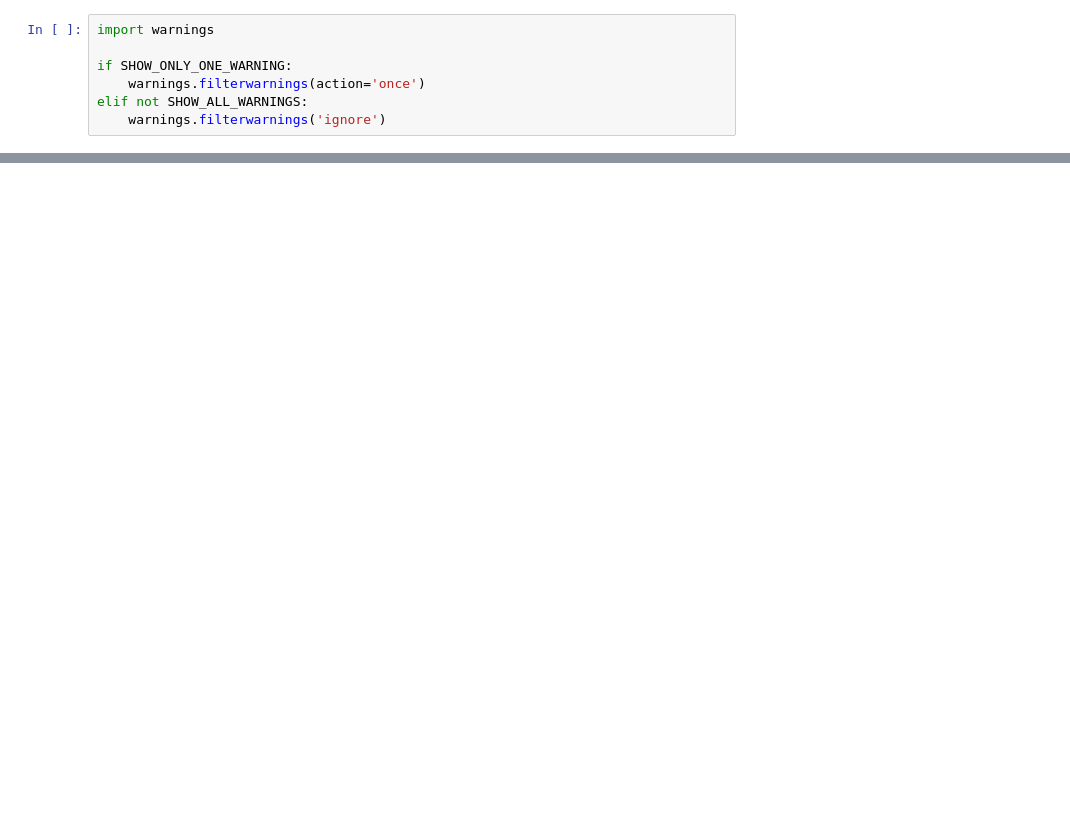
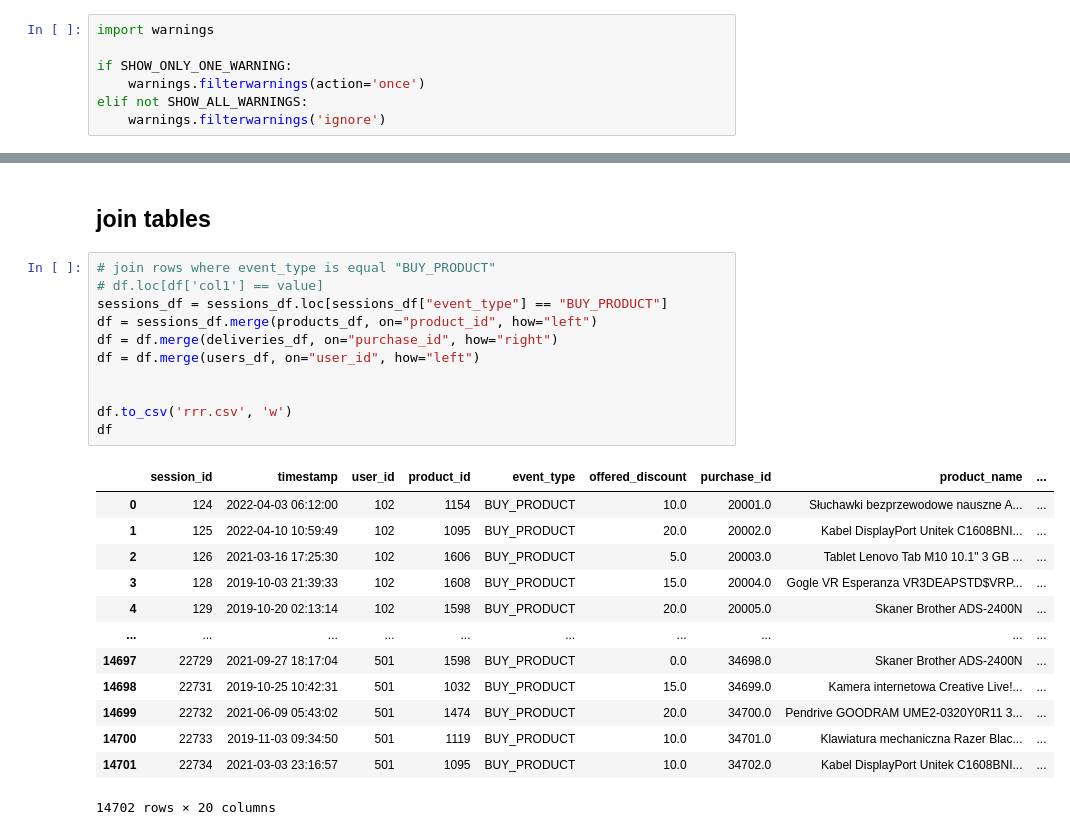
Before and after one commit to quechulo/CustomerReturnPrediction-IUM, a Jupyter notebook: data_analysis.ipynb, the cells around one changed output, grey strips where cells are left out. Drawn from its saved outputs; the diff is of its cells as text; blank space fills up the shorter version.

```diff
--- a/data_analysis.ipynb
+++ b/data_analysis.ipynb
@@ -717,0 +66,27 @@ for col in cols_to_min_max:
+# %% [markdown]
+## join tables
+# %%
+# join rows where event_type is equal "BUY_PRODUCT"
+# df.loc[df['col1'] == value]
+sessions_df = sessions_df.loc[sessions_df["event_type"] == "BUY_PRODUCT"]
+df = sessions_df.merge(products_df, on="product_id", how="left")
+df = df.merge(deliveries_df, on="purchase_id", how="right")
+df = df.merge(users_df, on="user_id", how="left")
+
+
+df.to_csv('rrr.csv', 'w')
+df
+# %% [output]
+|  | session_id | timestamp | user_id | product_id | event_type | offered_discount | purchase_id | product_name | ... |
+| 0 | 124 | 2022-04-03 06:12:00 | 102 | 1154 | BUY_PRODUCT | 10.0 | 20001.0 | Słuchawki bezprzewodowe nauszne A... | ... |
+| 1 | 125 | 2022-04-10 10:59:49 | 102 | 1095 | BUY_PRODUCT | 20.0 | 20002.0 | Kabel DisplayPort Unitek C1608BNI... | ... |
+| 2 | 126 | 2021-03-16 17:25:30 | 102 | 1606 | BUY_PRODUCT | 5.0 | 20003.0 | Tablet Lenovo Tab M10 10.1" 3 GB ... | ... |
+| 3 | 128 | 2019-10-03 21:39:33 | 102 | 1608 | BUY_PRODUCT | 15.0 | 20004.0 | Gogle VR Esperanza VR3DEAPSTD$VRP... | ... |
+| 4 | 129 | 2019-10-20 02:13:14 | 102 | 1598 | BUY_PRODUCT | 20.0 | 20005.0 | Skaner Brother ADS-2400N | ... |
+| ... | ... | ... | ... | ... | ... | ... | ... | ... | ... |
+| 14697 | 22729 | 2021-09-27 18:17:04 | 501 | 1598 | BUY_PRODUCT | 0.0 | 34698.0 | Skaner Brother ADS-2400N | ... |
+| 14698 | 22731 | 2019-10-25 10:42:31 | 501 | 1032 | BUY_PRODUCT | 15.0 | 34699.0 | Kamera internetowa Creative Live!... | ... |
+| 14699 | 22732 | 2021-06-09 05:43:02 | 501 | 1474 | BUY_PRODUCT | 20.0 | 34700.0 | Pendrive GOODRAM UME2-0320Y0R11 3... | ... |
+| 14700 | 22733 | 2019-11-03 09:34:50 | 501 | 1119 | BUY_PRODUCT | 10.0 | 34701.0 | Klawiatura mechaniczna Razer Blac... | ... |
+| 14701 | 22734 | 2021-03-03 23:16:57 | 501 | 1095 | BUY_PRODUCT | 10.0 | 34702.0 | Kabel DisplayPort Unitek C1608BNI... | ... |
+14702 rows × 20 columns
```
Also changed, not shown: parts of 150 cells of this notebook.
